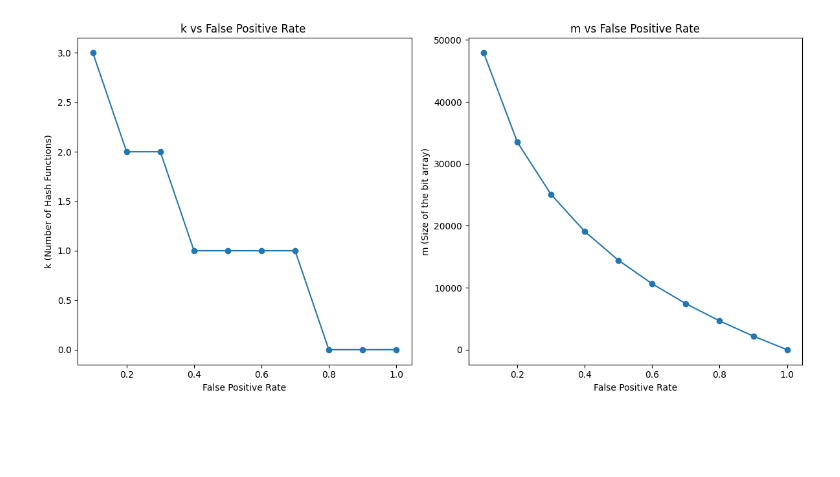
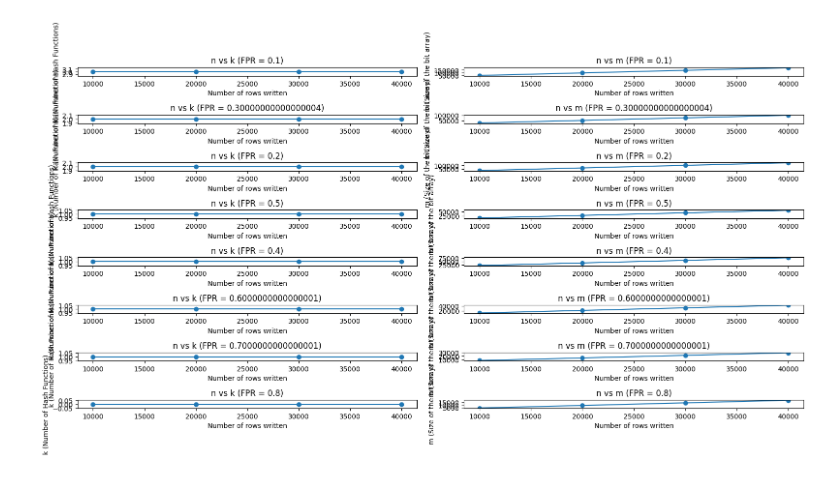
Before and after one commit to chinmayparekh/StreamingDataSystems, a Jupyter notebook: bloom/bloomFilter.ipynb, the cells around one changed output. Saved outputs shown, nothing was run; the diff lists cells and outputs as text; code cells hidden in the pictures; blank space fills up the shorter version.

```diff
--- a/bloom/bloomFilter.ipynb
+++ b/bloom/bloomFilter.ipynb
@@ -201,0 +191,4 @@ k_values, m_values, false_positive_rates
+# %%
+output_file = 'word_drop.csv'
+input_file='streaming_words.csv'
+k_values, n_values,m_values,fpr_values = findKandN(output_file,input_file)
@@ -202,4 +312,30 @@ k_values, m_values, false_positive_rates
+# %%
+import matplotlib.pyplot as plt
+
+def generate_plots(k_values, m_values, n_values, fpr_values):
+    num_fpr_values = len(set(fpr_values))
+
+    plt.figure(figsize=(16, 8))
+
+    for i, fpr in enumerate(set(fpr_values)):
+        plt.subplot(num_fpr_values, 2, 2 * i + 1)
+        n_values_for_fpr = [n_values[j] for j in range(len(fpr_values)) if fpr_values[j] == fpr]
+        k_values_for_fpr = [k_values[j] for j in range(len(fpr_values)) if fpr_values[j] == fpr]
+        plt.plot(n_values_for_fpr, k_values_for_fpr, marker='o')
+        plt.title(f'n vs k (FPR = {fpr})')
+        plt.xlabel('Number of rows written')
+        plt.ylabel('k (Number of Hash Functions)')
+
+        plt.subplot(num_fpr_values, 2, 2 * i + 2)
+        m_values_for_fpr = [m_values[j] for j in range(len(fpr_values)) if fpr_values[j] == fpr]
+        plt.plot(n_values_for_fpr, m_values_for_fpr, marker='o')
+        plt.title(f'n vs m (FPR = {fpr})')
+        plt.xlabel('Number of rows written')
+        plt.ylabel('m (Size of the bit array)')
+
+    plt.tight_layout()
+    plt.show()
 # %%
-generate_plots(k_values, m_values, false_positive_rates)
+generate_plots(k_values, m_values, n_values, fpr_values)
 # %% [output]
-[figure, old version]
+[figure, new version]
```
Also changed, not shown: parts of 14 cells of this notebook, 4 other files.
